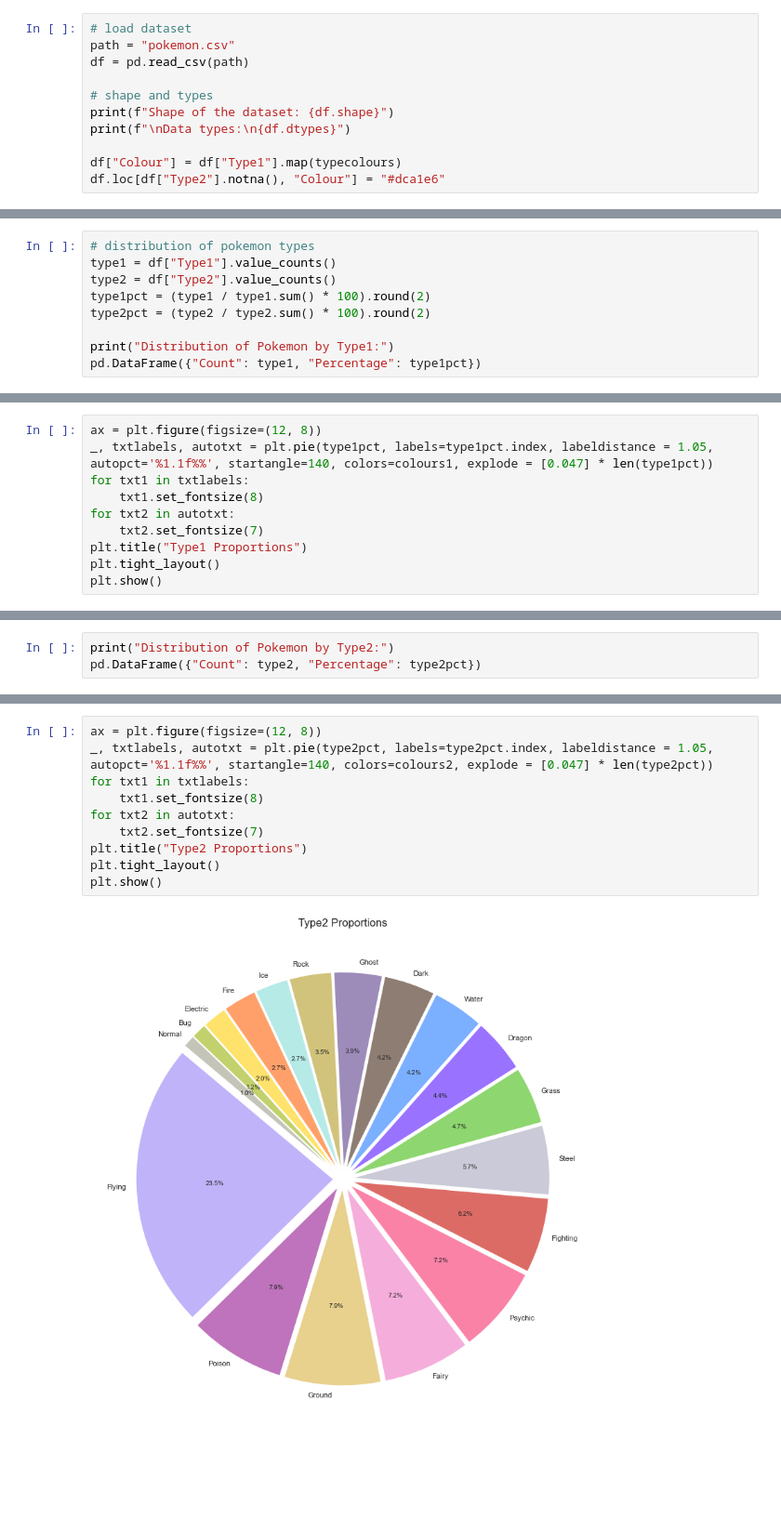
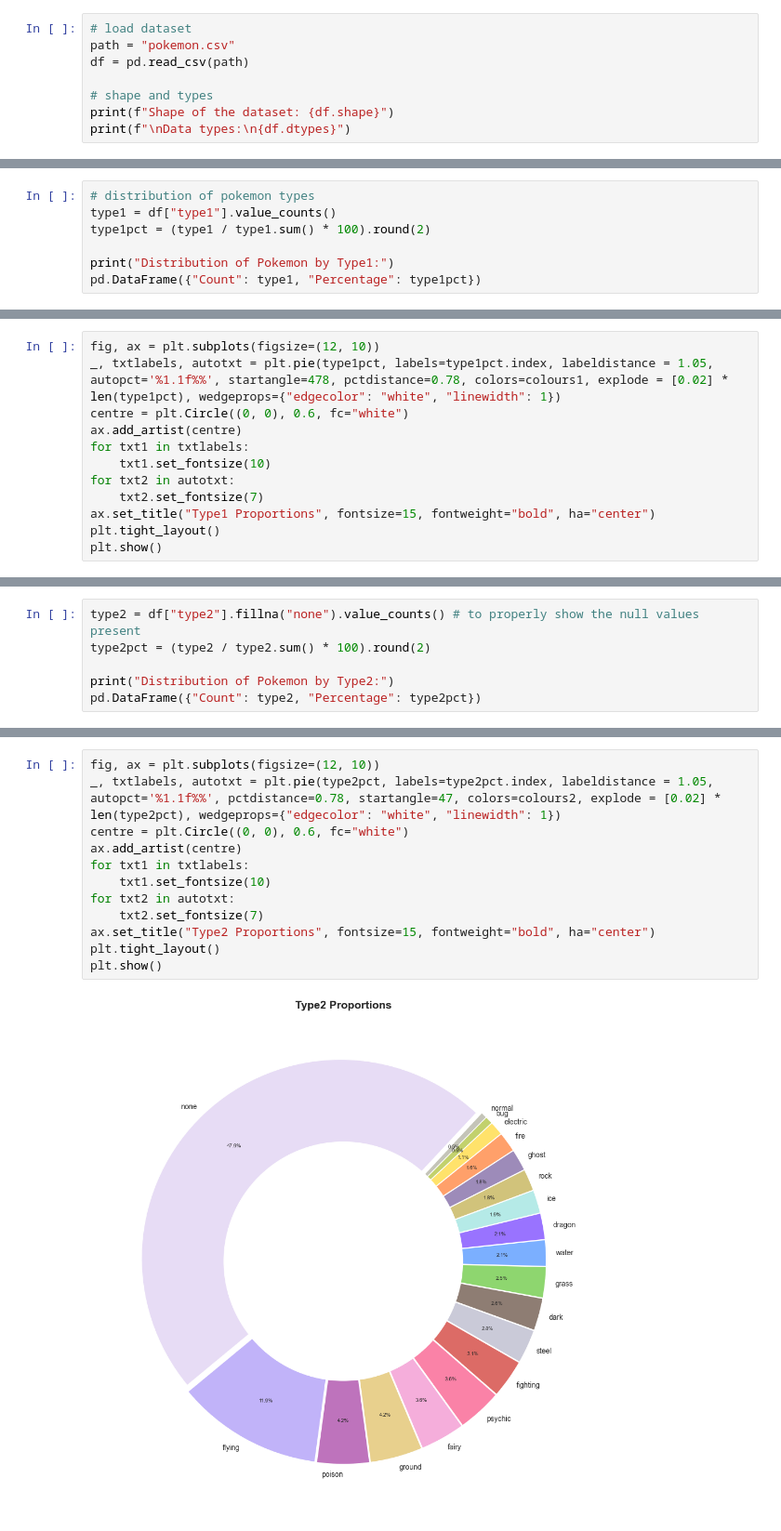
Before and after one commit to abbas-poonawala/ds-internship, a Jupyter notebook: full-ds-ml/project5/project5.ipynb, the cells around one changed output, grey strips where cells are left out. Shown at 93% size. Drawn from its saved outputs; the diff is of its cells as text; blank space fills up the shorter version.

```diff
--- a/full-ds-ml/project5/project5.ipynb
+++ b/full-ds-ml/project5/project5.ipynb
@@ -40,7 +65,4 @@ df = pd.read_csv(path)
 # shape and types
 print(f"Shape of the dataset: {df.shape}")
 print(f"\nData types:\n{df.dtypes}")
-
-df["Colour"] = df["Type1"].map(typecolours)
-df.loc[df["Type2"].notna(), "Colour"] = "#dca1e6"
 # %% [output]
@@ -103,9 +156,7 @@ Duplicate values:  0
 # %%
 # distribution of pokemon types
-type1 = df["Type1"].value_counts()
-type2 = df["Type2"].value_counts()
+type1 = df["type1"].value_counts()
 type1pct = (type1 / type1.sum() * 100).round(2)
-type2pct = (type2 / type2.sum() * 100).round(2)
 
 print("Distribution of Pokemon by Type1:")
 pd.DataFrame({"Count": type1, "Percentage": type1pct})
@@ -145,11 +196,13 @@ plt.show()
 # %%
-ax = plt.figure(figsize=(12, 8))
-_, txtlabels, autotxt = plt.pie(type1pct, labels=type1pct.index, labeldistance = 1.05, autopct='%1.1f%%', startangle=140, colors=colours1, explode = [0.047] * len(type1pct))
+fig, ax = plt.subplots(figsize=(12, 10))
+_, txtlabels, autotxt = plt.pie(type1pct, labels=type1pct.index, labeldistance = 1.05, autopct='%1.1f%%', startangle=478, pctdistance=0.78, colors=colours1, explode = [0.02] * len(type1pct), wedgeprops={"edgecolor": "white", "linewidth": 1})
+centre = plt.Circle((0, 0), 0.6, fc="white")
+ax.add_artist(centre)
 for txt1 in txtlabels:
-    txt1.set_fontsize(8)
+    txt1.set_fontsize(10)
 for txt2 in autotxt:
     txt2.set_fontsize(7)
-plt.title("Type1 Proportions")
+ax.set_title("Type1 Proportions", fontsize=15, fontweight="bold", ha="center")
 plt.tight_layout()
 plt.show()
 # %% [output]
@@ -157,4 +210,7 @@ plt.show()
 # %%
+type2 = df["type2"].fillna("none").value_counts() # to properly show the null values present
+type2pct = (type2 / type2.sum() * 100).round(2)
+
 print("Distribution of Pokemon by Type2:")
 pd.DataFrame({"Count": type2, "Percentage": type2pct})
 # %% [output]
@@ -193,14 +249,16 @@ plt.show()
 # %%
-ax = plt.figure(figsize=(12, 8))
-_, txtlabels, autotxt = plt.pie(type2pct, labels=type2pct.index, labeldistance = 1.05, autopct='%1.1f%%', startangle=140, colors=colours2, explode = [0.047] * len(type2pct))
+fig, ax = plt.subplots(figsize=(12, 10))
+_, txtlabels, autotxt = plt.pie(type2pct, labels=type2pct.index, labeldistance = 1.05, autopct='%1.1f%%', pctdistance=0.78, startangle=47, colors=colours2, explode = [0.02] * len(type2pct), wedgeprops={"edgecolor": "white", "linewidth": 1})
+centre = plt.Circle((0, 0), 0.6, fc="white")
+ax.add_artist(centre)
 for txt1 in txtlabels:
-    txt1.set_fontsize(8)
+    txt1.set_fontsize(10)
 for txt2 in autotxt:
     txt2.set_fontsize(7)
-plt.title("Type2 Proportions")
+ax.set_title("Type2 Proportions", fontsize=15, fontweight="bold", ha="center")
 plt.tight_layout()
 plt.show()
 # %% [output]
-[figure, old version]
+[figure, new version]
 # %%
 # overlapping types
```
Also changed, not shown: parts of 44 cells of this notebook, 5 other files.
